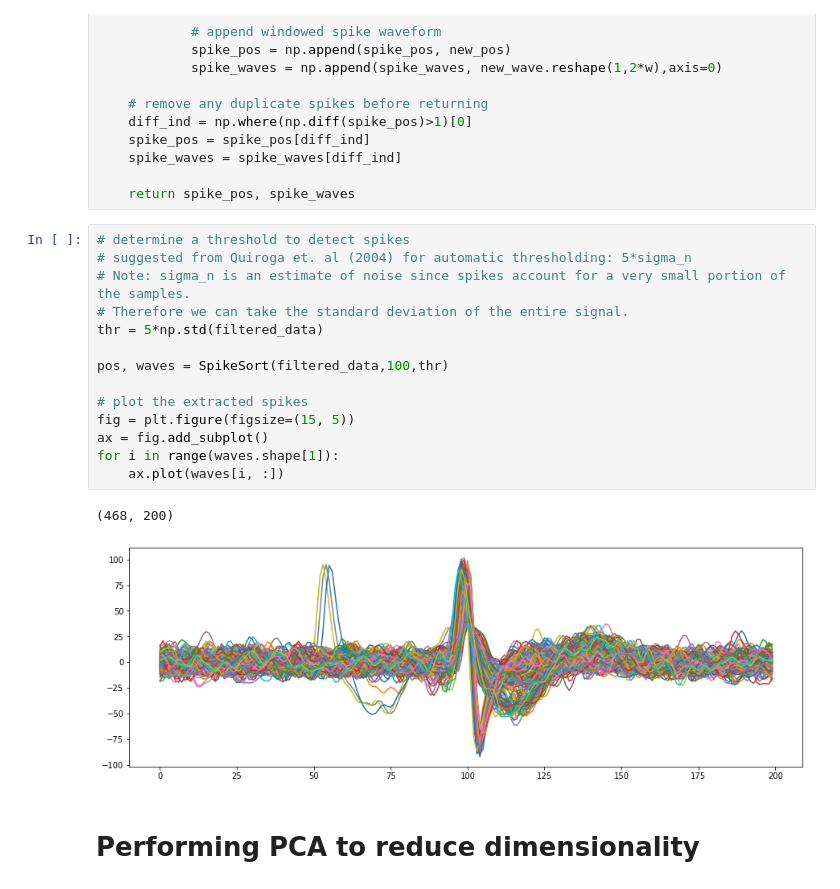
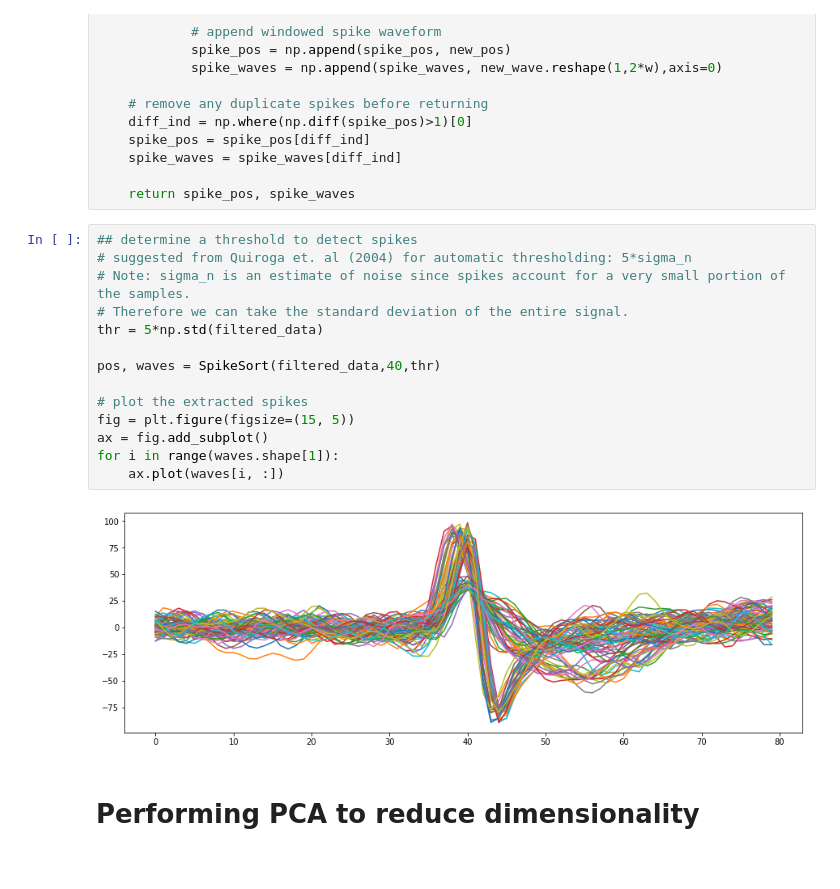
Before and after one commit to bfernandes1998/SpikeSort, a Jupyter notebook: SpikeSortActivity.ipynb, the cells around one changed output. Cells and saved outputs as stored; diff of their text form.

```diff
--- a/SpikeSortActivity.ipynb
+++ b/SpikeSortActivity.ipynb
@@ -102,22 +102,21 @@ def SpikeSort(data, w = 100, thr = 40):
 
     return spike_pos, spike_waves
 # %%
-# determine a threshold to detect spikes
+## determine a threshold to detect spikes
 # suggested from Quiroga et. al (2004) for automatic thresholding: 5*sigma_n
 # Note: sigma_n is an estimate of noise since spikes account for a very small portion of the samples.
 # Therefore we can take the standard deviation of the entire signal.
 thr = 5*np.std(filtered_data)
 
-pos, waves = SpikeSort(filtered_data,100,thr)
+pos, waves = SpikeSort(filtered_data,40,thr)
 
 # plot the extracted spikes
 fig = plt.figure(figsize=(15, 5))
 ax = fig.add_subplot()
 for i in range(waves.shape[1]):
     ax.plot(waves[i, :])
 # %% [output]
-(468, 200)
-[figure, old version]
+[figure, new version]
 # %% [markdown]
 # Performing PCA to reduce dimensionality
 # %%
```
Also changed, not shown: parts of 1 cell of this notebook.
